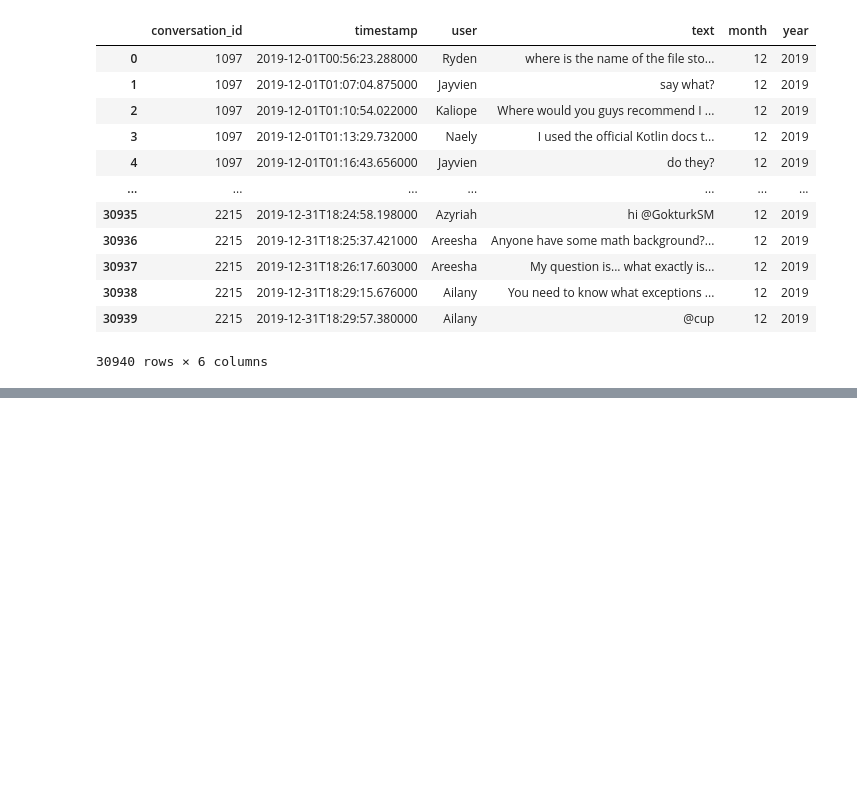
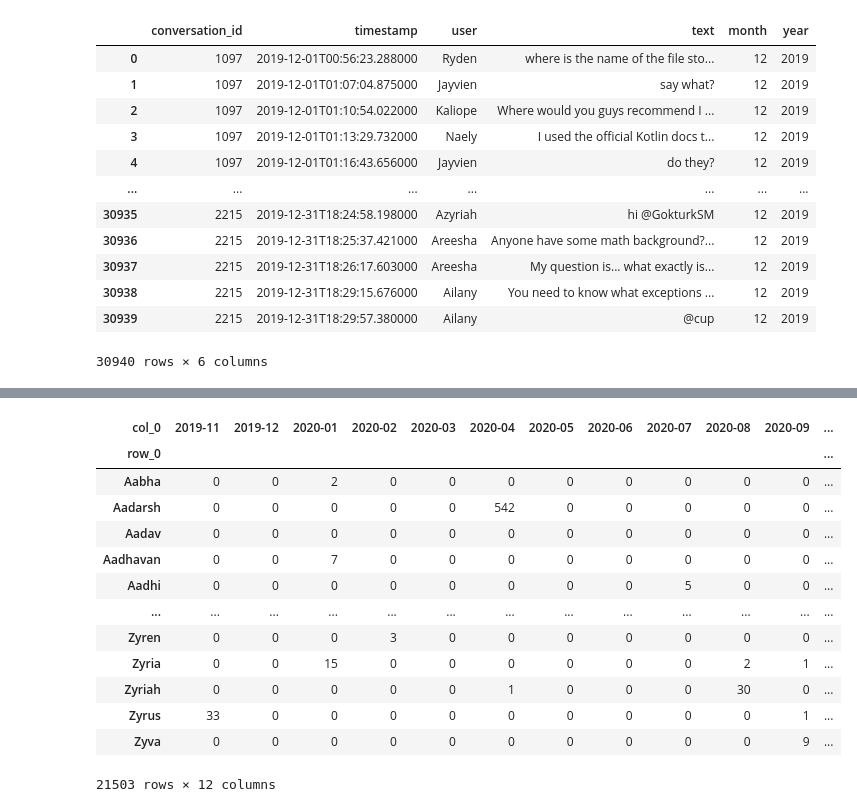
Before and after one commit to TeodorLungu/2IMP40-Study, a Jupyter notebook: Data_Analysis.ipynb, the cells around one changed output, grey strips where cells are left out. Saved outputs shown, nothing was run; the diff lists cells and outputs as text; code cells hidden in the pictures; blank space fills up the shorter version.

```diff
--- a/Data_Analysis.ipynb
+++ b/Data_Analysis.ipynb
@@ -259,0 +260,3 @@ out_df_python_conversation_length
+# %%
+out_df_python_all_grouped_by_people = out_df_python_all.set_index('user')
+out_df_python_all_grouped_by_people
@@ -259,0 +336,19 @@ out_df_python_conversation_length
+# %%
+out_df_python_all_grouped_by_people['timestamp_formatted'] = pd.to_datetime(out_df_python_all_grouped_by_people['timestamp'])
+out_df_python_user_message_per_month = pd.crosstab(out_df_python_all_grouped_by_people.index, pd.PeriodIndex(out_df_python_all_grouped_by_people['timestamp_formatted'], freq='M'))
+out_df_python_user_message_per_month
+# %% [output]
+| col_0 | 2019-11 | 2019-12 | 2020-01 | 2020-02 | 2020-03 | 2020-04 | 2020-05 | 2020-06 | 2020-07 | 2020-08 | 2020-09 | ... |
+| row_0 |  |  |  |  |  |  |  |  |  |  |  | ... |
+| Aabha | 0 | 0 | 2 | 0 | 0 | 0 | 0 | 0 | 0 | 0 | 0 | ... |
+| Aadarsh | 0 | 0 | 0 | 0 | 0 | 542 | 0 | 0 | 0 | 0 | 0 | ... |
+| Aadav | 0 | 0 | 0 | 0 | 0 | 0 | 0 | 0 | 0 | 0 | 0 | ... |
+| Aadhavan | 0 | 0 | 7 | 0 | 0 | 0 | 0 | 0 | 0 | 0 | 0 | ... |
+| Aadhi | 0 | 0 | 0 | 0 | 0 | 0 | 0 | 0 | 5 | 0 | 0 | ... |
+| ... | ... | ... | ... | ... | ... | ... | ... | ... | ... | ... | ... | ... |
+| Zyren | 0 | 0 | 0 | 3 | 0 | 0 | 0 | 0 | 0 | 0 | 0 | ... |
+| Zyria | 0 | 0 | 15 | 0 | 0 | 0 | 0 | 0 | 0 | 2 | 1 | ... |
+| Zyriah | 0 | 0 | 0 | 0 | 0 | 1 | 0 | 0 | 0 | 30 | 0 | ... |
+| Zyrus | 33 | 0 | 0 | 0 | 0 | 0 | 0 | 0 | 0 | 0 | 1 | ... |
+| Zyva | 0 | 0 | 0 | 0 | 0 | 0 | 0 | 0 | 0 | 0 | 9 | ... |
+21503 rows × 12 columns
```
Also changed, not shown: parts of 48 cells of this notebook.
